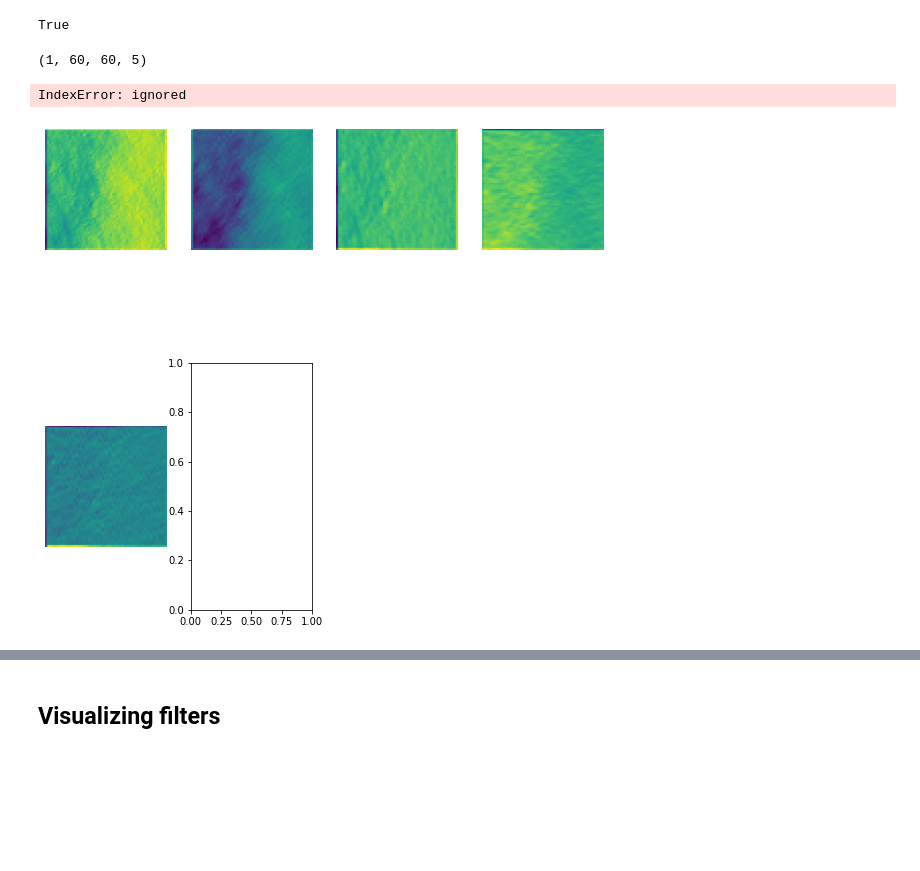
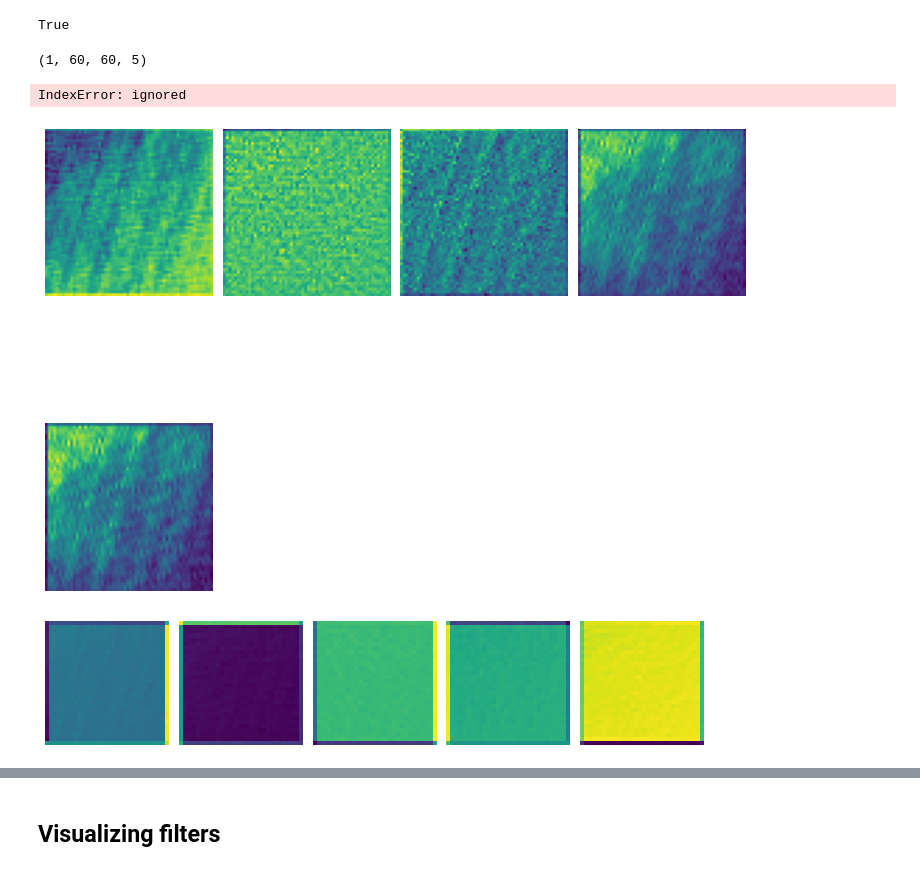
Before and after one commit to federicocampo/CMEPDA-Project, a Jupyter notebook: Copy_of_Lecture11_CNN.ipynb, the cells around one changed output, grey strips where cells are left out. Cells and saved outputs as stored; diff of their text form; code cells hidden in the pictures; blank space fills up the shorter version.

```diff
--- a/Copy_of_Lecture11_CNN.ipynb
+++ b/Copy_of_Lecture11_CNN.ipynb
@@ -404,29 +414,34 @@ activations = activation_model.predict(micro_calc)
 len(activations) == len(model.layers)
 # %% [output]
 True
-# %%
-activations[0].shape
-# %% [output]
-(1, 60, 60, 5)
+# %%
+activations[0].shape
+print(activations[0].shape)
+print(activations[14].shape)
+# %% [output]
+(1, 60, 60, 5)
+IndexError: ignored
 # %%
 fig = plt.figure(figsize=(10,10))
-for k in range(8):
+n_range = activations[0].shape[3]
+for k in range(n_range):
   plt.subplot(2,4, k+1)
   plt.imshow(activations[0][..., k].squeeze())
   plt.axis(False)
 fig.subplots_adjust(hspace=-0.5, wspace=0.2)
 fig.tight_layout(pad=1)
 # %% [output]
-IndexError: ignored
-[figure, old version]
+[figure, new version]
 # %%
 fig = plt.figure(figsize=(15,15))
 
-for k in range(16):
+for k in range(n_range):
   plt.subplot(2,8, k+1)
   plt.imshow(activations[5][..., k].squeeze())
   plt.axis(False)
 fig.subplots_adjust(hspace=-0.9, wspace=0.2)
 fig.tight_layout(pad=1)
+# %% [output]
+[figure, added]
 # %%
 fig = plt.figure(figsize=(15,15))
```
Also changed, not shown: parts of 16 cells of this notebook.
